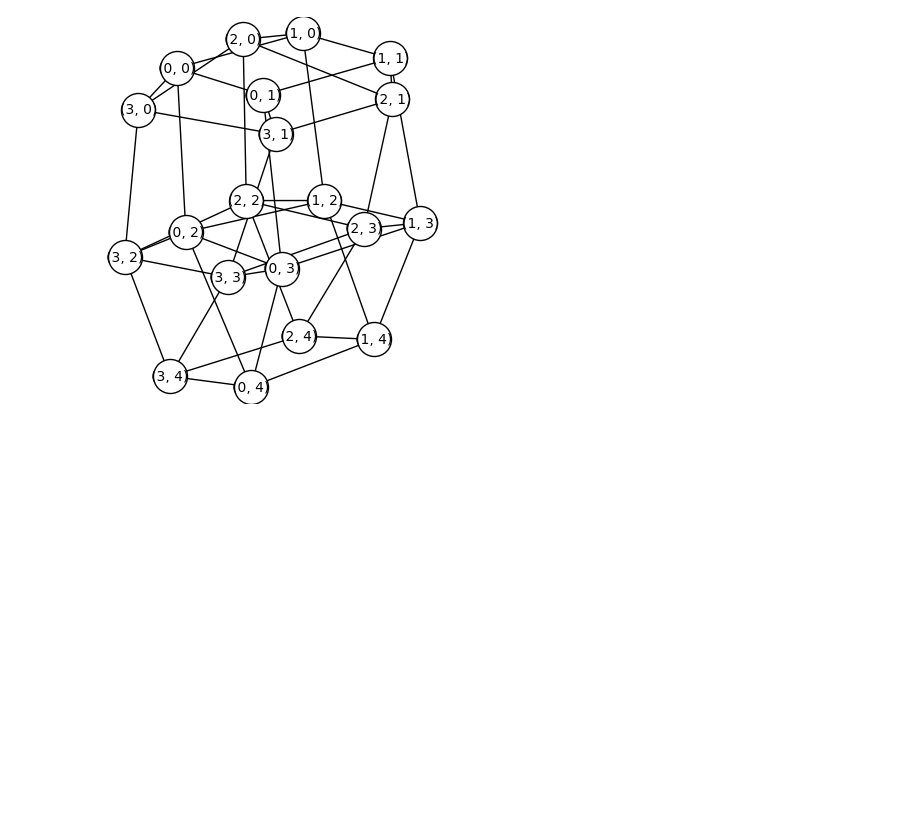
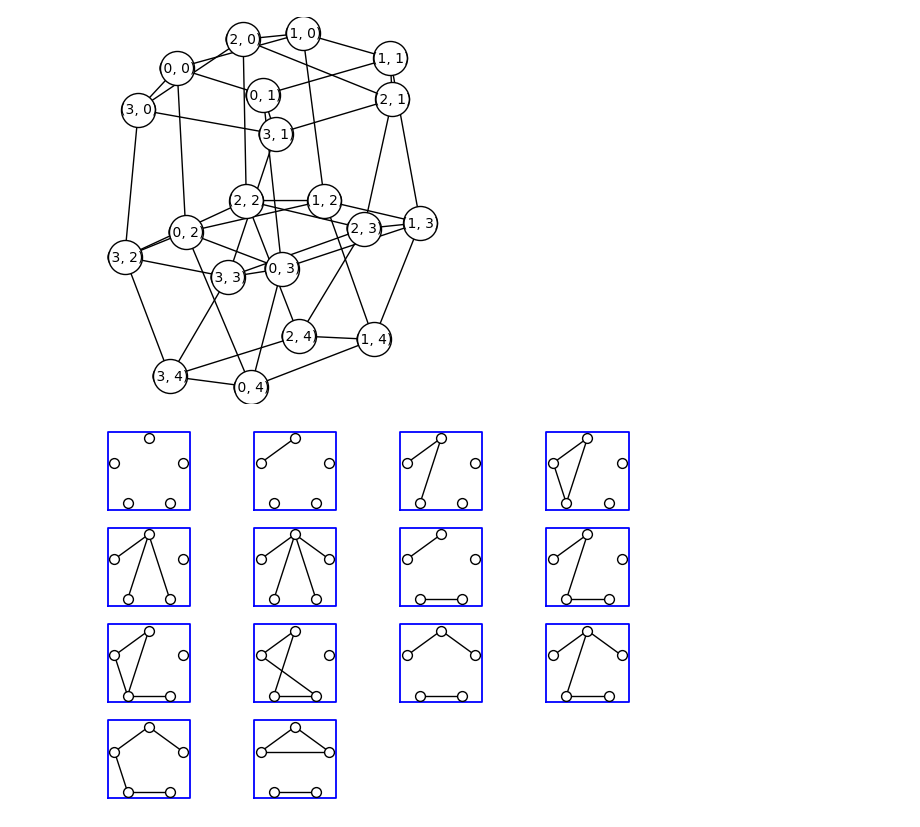
Before and after one commit to pgrepds/sagemath-playground, a Jupyter notebook: graphs.ipynb, the cells around one changed output. Saved outputs shown, nothing was run; the diff lists cells and outputs as text; code cells hidden in the pictures; blank space fills up the shorter version.

Commit message:
add some basic combinatorial functions

```diff
--- a/graphs.ipynb
+++ b/graphs.ipynb
@@ -343,3 +343,9 @@ H=G1.cartesian_product(G2)
 H.show(vertex_size=600)
 # %% [output]
 [figure]
+# %%
+# There is a nice function integrated in sage for pretty printing a list of graphs
+upToFourEdges = list(graphs(5, lambda G: G.size() <= 4))
+pretty_print(*upToFourEdges)
+# %% [output]
+[figure, added]
```
Also changed, not shown: 1 other file.
